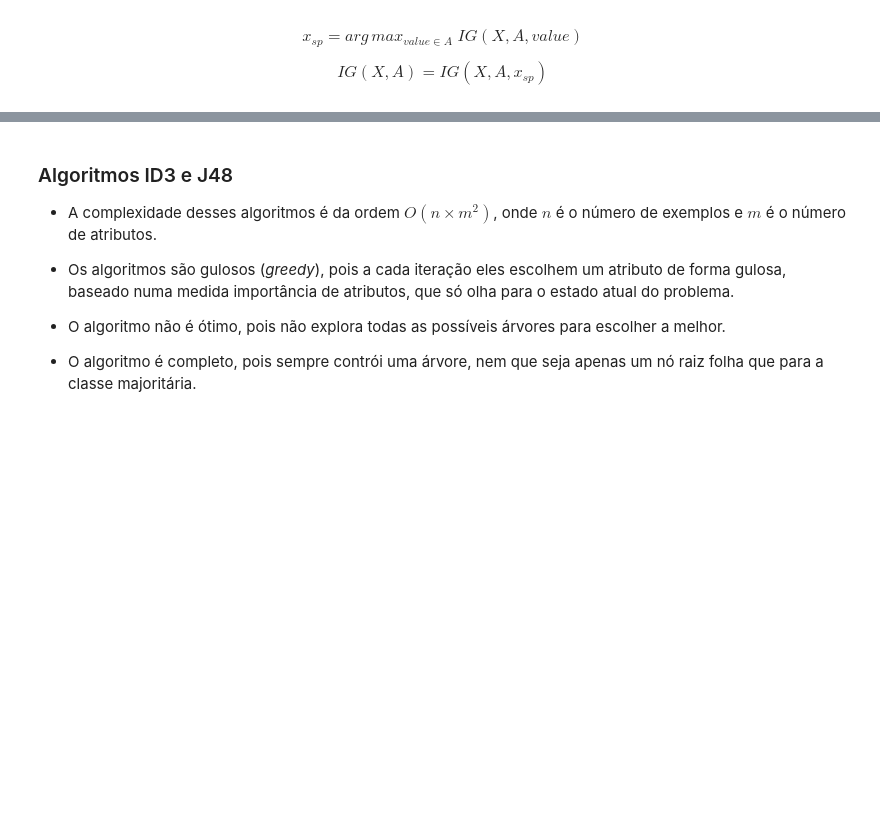
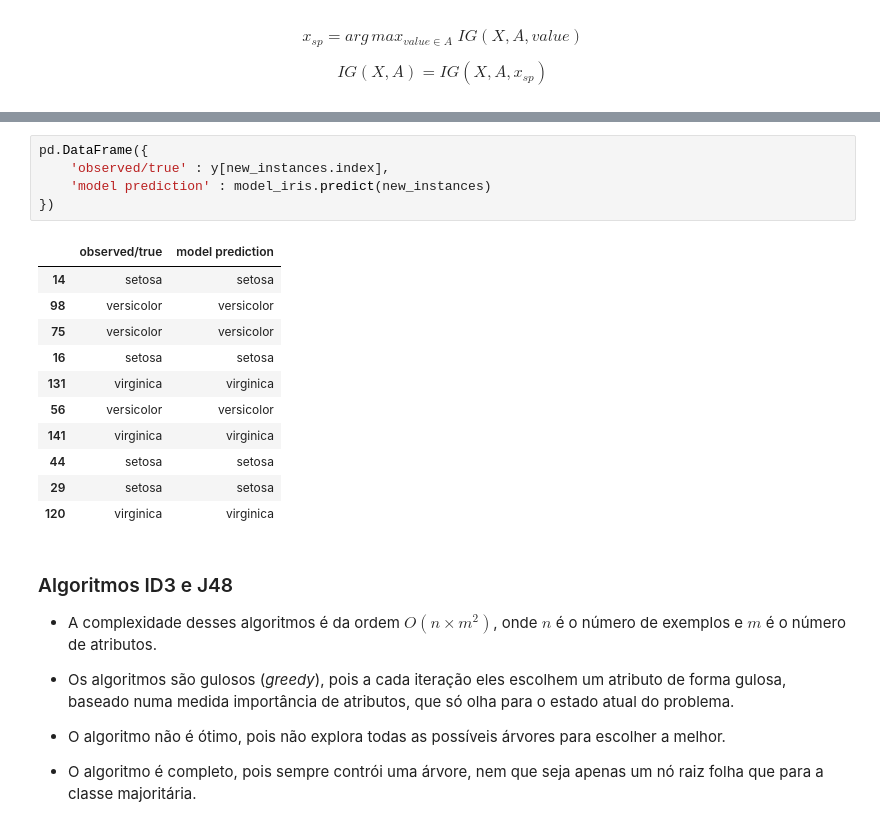
Before and after one commit to anfer86/teaching-datamining-lessons, a Jupyter notebook: aula07/arvores_de_decisao.ipynb, the cells around one changed output, grey strips where cells are left out. Drawn from its saved outputs; the diff is of its cells as text; blank space fills up the shorter version.

```diff
--- a/aula07/arvores_de_decisao.ipynb
+++ b/aula07/arvores_de_decisao.ipynb
@@ -597,3 +666,20 @@ $$ IG(X,A) = IG(X,A,x_{sp})$$
+# %%
+pd.DataFrame({
+    'observed/true' : y[new_instances.index],
+    'model prediction' : model_iris.predict(new_instances)
+})
+# %% [output]
+|  | observed/true | model prediction |
+| 14 | setosa | setosa |
+| 98 | versicolor | versicolor |
+| 75 | versicolor | versicolor |
+| 16 | setosa | setosa |
+| 131 | virginica | virginica |
+| 56 | versicolor | versicolor |
+| 141 | virginica | virginica |
+| 44 | setosa | setosa |
+| 29 | setosa | setosa |
+| 120 | virginica | virginica |
 # %% [markdown]
 ### Algoritmos ID3 e J48
 
```
Also changed, not shown: parts of 12 cells of this notebook, 1 other file.
